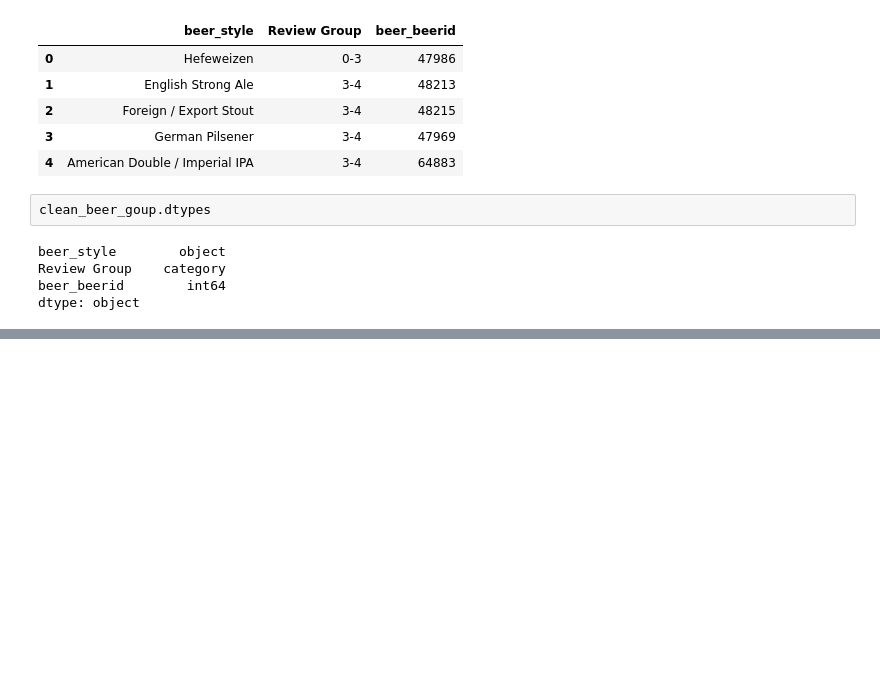
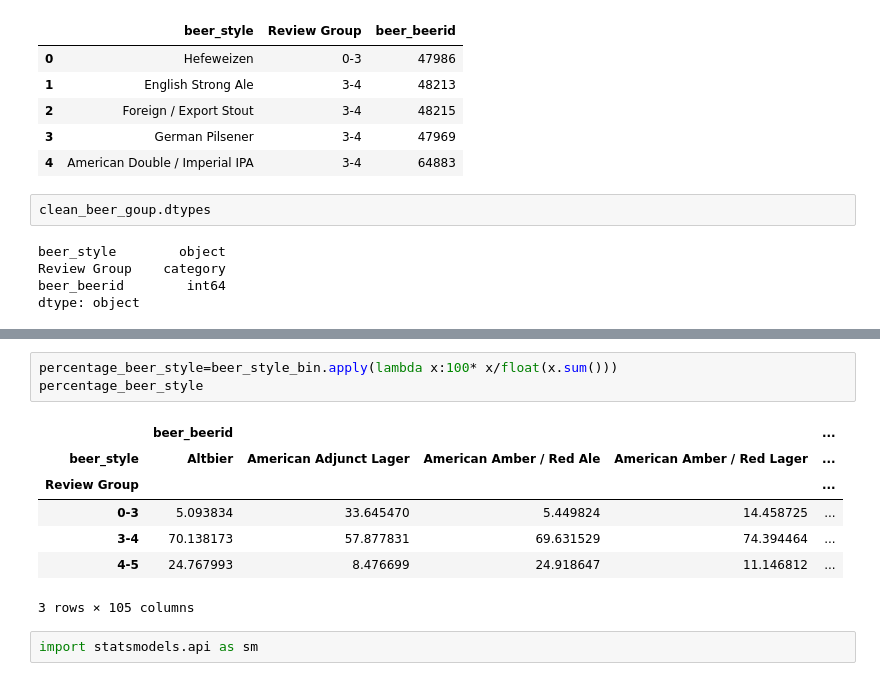
Before and after one commit to RobStewartJr/Project1, a Jupyter notebook: Untitled.ipynb, the cells around one changed output, grey strips where cells are left out. Saved outputs shown, nothing was run; the diff lists cells and outputs as text; blank space fills up the shorter version.

```diff
--- a/Untitled.ipynb
+++ b/Untitled.ipynb
@@ -177,0 +181,13 @@ beer_style_bin
+# %%
+percentage_beer_style=beer_style_bin.apply(lambda x:100* x/float(x.sum()))
+percentage_beer_style
+# %% [output]
+|  | beer_beerid |  |  |  | ... |
+| beer_style | Altbier | American Adjunct Lager | American Amber / Red Ale | American Amber / Red Lager | ... |
+| Review Group |  |  |  |  | ... |
+| 0-3 | 5.093834 | 33.645470 | 5.449824 | 14.458725 | ... |
+| 3-4 | 70.138173 | 57.877831 | 69.631529 | 74.394464 | ... |
+| 4-5 | 24.767993 | 8.476699 | 24.918647 | 11.146812 | ... |
+3 rows × 105 columns
+# %%
+import statsmodels.api as sm
```
Also changed, not shown: parts of 6 cells of this notebook.
